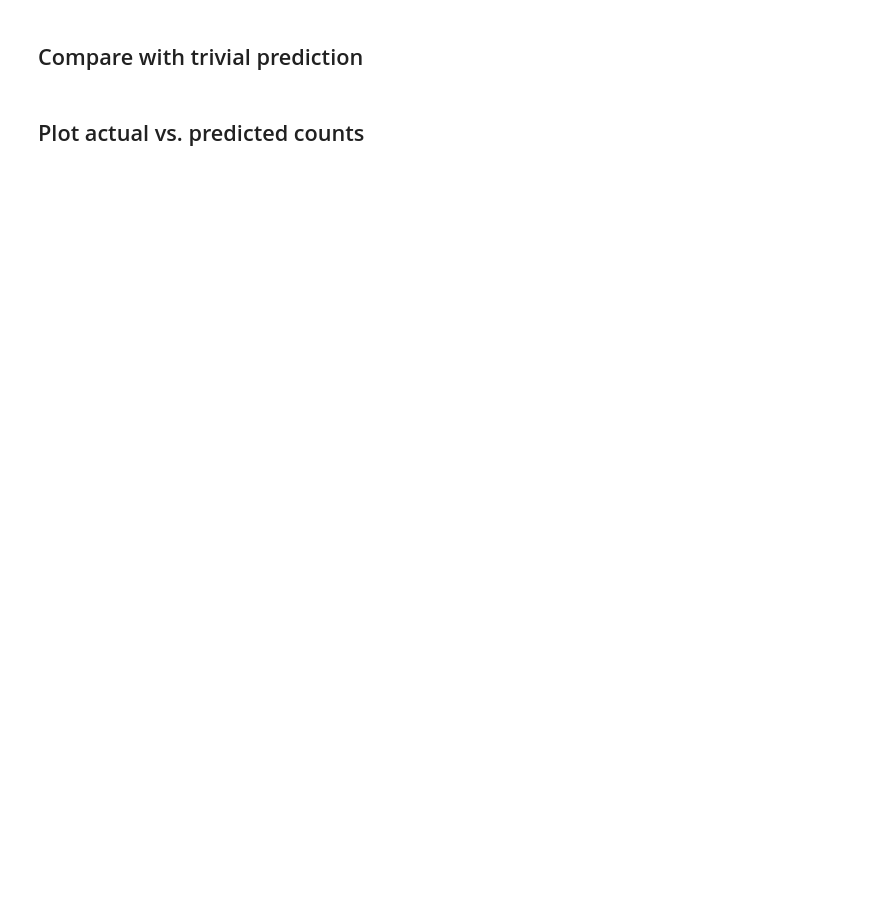
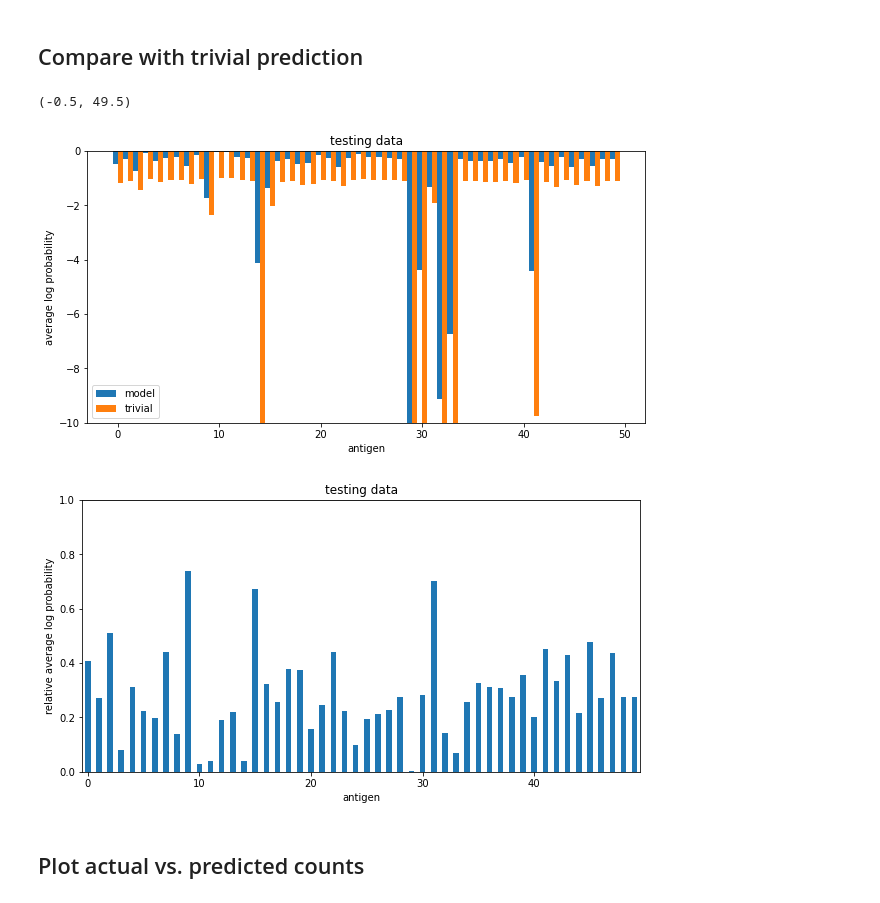
Before and after one commit to jboesen/tcellmatch, a Jupyter notebook: tutorials/10x_dataset_training.ipynb, the cells around one changed output. Drawn from its saved outputs; the diff is of its cells as text; code cells hidden in the pictures; blank space fills up the shorter version.

```diff
--- a/tutorials/10x_dataset_training.ipynb
+++ b/tutorials/10x_dataset_training.ipynb
@@ -161,6 +166,6 @@ ffn.idx_train.shape
 # %% [output]
 (0,)
 # %%
-EPOCHS = 100
+EPOCHS = 10
 batch_size = 100
 # %%
@@ -275,9 +312,8 @@ p_lmd = torch.nn.PoissonNLLLoss(full=True, reduction='none')
 log_p_yhat = -p_lmd(torch.Tensor(ffn.predictions), torch.Tensor(ffn.y_test))
 trivial_pred = ffn.y_test.mean(axis=0)
 trivial_pred_vec = trivial_pred.copy()
-trivial_pred = np.expand_dims(trivial_pred, axis=0)  # Add a new axis at the beginning
-trivial_pred = np.repeat(trivial_pred, log_p_yhat.shape[0], axis=0)
-print('trivial pred shape', trivial_pred.shape)
+# repeat trivial prediction for each of the n datapoints
+trivial_pred = np.repeat(trivial_pred[np.newaxis, :], log_p_yhat.shape[0], axis=0)
 trivial_log_p = -p_lmd(torch.Tensor(trivial_pred), torch.Tensor(ffn.y_test))
 # %%
 # ffn.x_train[ffn.idx_test]
@@ -288,23 +324,27 @@ trivial_log_p = trivial_log_p.mean(0)
 # %%
 fig, ax = plt.subplots(figsize=[10, 5])
 plt.title("testing data")
 ax.bar(np.arange(len(log_p_yhat))-0.25, log_p_yhat, width=0.5, label='model')
 ax.bar(np.arange(len(trivial_log_p))+0.25, trivial_log_p, width=0.5, label='trivial')
-# plt.ylim(-10, 0)
+plt.ylim(-10, 0)
 plt.ylabel("average log probability")
 plt.xlabel("antigen")
 ax.legend()
 
 # wandb.log({"test antigen liks to trivial": wandb.Image(plt)})
 
 fig, ax = plt.subplots(figsize=[10, 5])
 plt.title("testing data")
 plt.plot([-10, len(log_p_yhat)+10], [1, 1], color='grey')
 ax.bar(np.arange(len(log_p_yhat)), log_p_yhat / trivial_log_p, width=0.5)
 plt.ylabel("relative average log probability")
 plt.xlabel("antigen")
 plt.ylim(0, 1)
 plt.xlim(-0.5, len(log_p_yhat)-0.5)
+# %% [output]
+(-0.5, 49.5)
+[figure, added]
+[figure, added]
 # %% [markdown]
 ## Plot actual vs. predicted counts
 # %%
```
Also changed, not shown: parts of 13 cells of this notebook, 2 other files.
